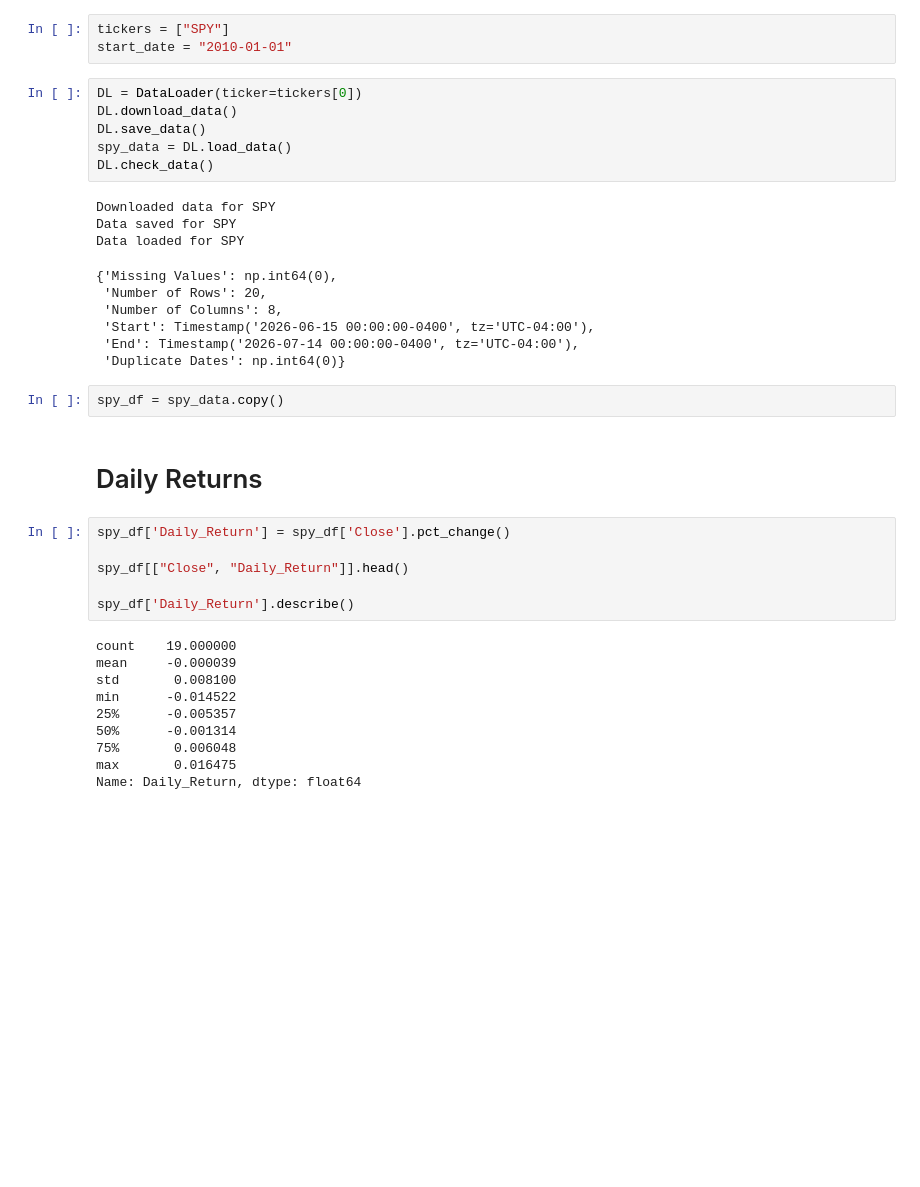
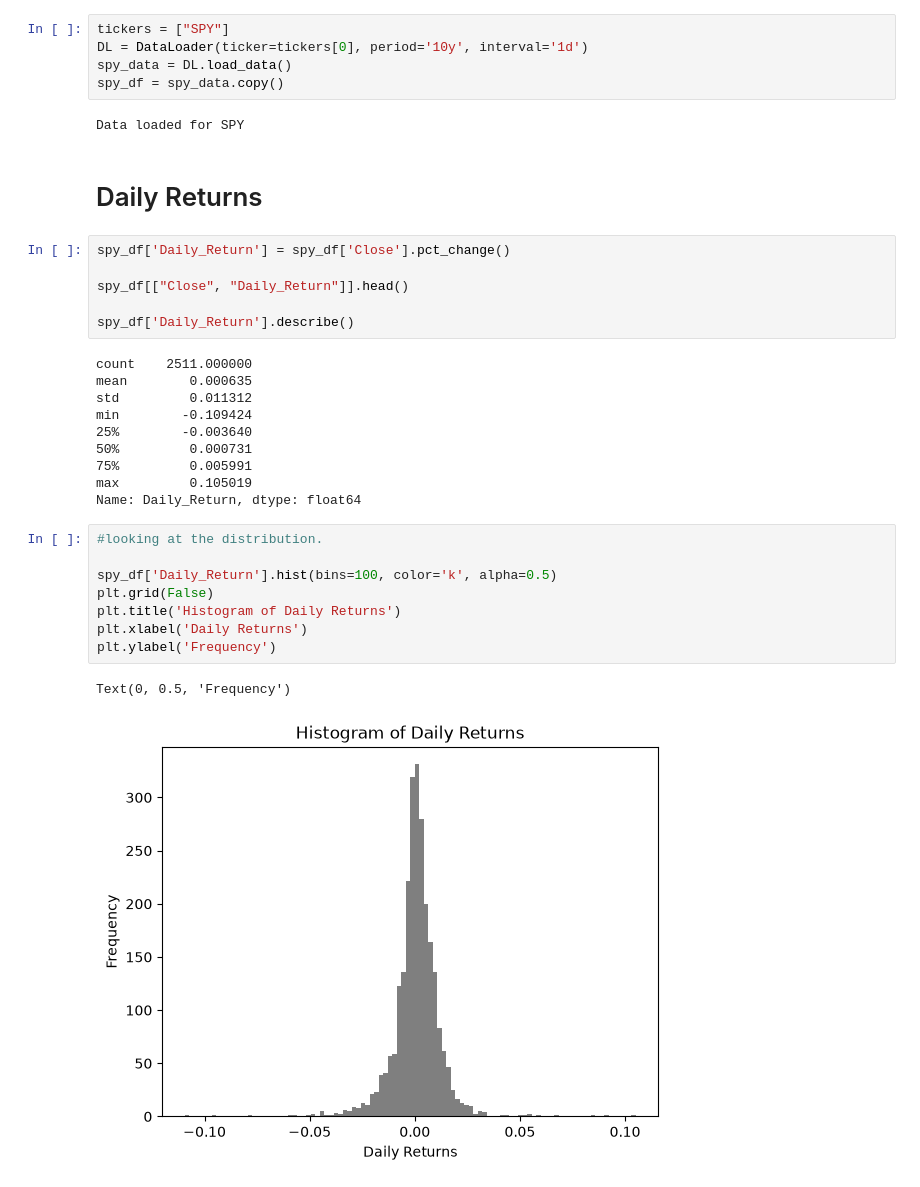
Before and after one commit to acsimpson16/market_ml_research, a Jupyter notebook: notebooks/Exploratory_data_analysis.ipynb, the cells around one changed output. Drawn from its saved outputs; the diff is of its cells as text; blank space fills up the shorter version.

```diff
--- a/notebooks/Exploratory_data_analysis.ipynb
+++ b/notebooks/Exploratory_data_analysis.ipynb
@@ -11,24 +12,10 @@ Downloading the SPY Data
-# %%
-tickers = ["SPY"]
-start_date = "2010-01-01"
 # %%
-DL = DataLoader(ticker=tickers[0])
-DL.download_data()
-DL.save_data()
+tickers = ["SPY"]
+DL = DataLoader(ticker=tickers[0], period='10y', interval='1d')
 spy_data = DL.load_data()
-DL.check_data()
+spy_df = spy_data.copy()
 # %% [output]
-Downloaded data for SPY
-Data saved for SPY
 Data loaded for SPY
-{'Missing Values': np.int64(0),
- 'Number of Rows': 20,
- 'Number of Columns': 8,
- 'Start': Timestamp('2026-06-15 00:00:00-0400', tz='UTC-04:00'),
- 'End': Timestamp('2026-07-14 00:00:00-0400', tz='UTC-04:00'),
- 'Duplicate Dates': np.int64(0)}
-# %%
-spy_df = spy_data.copy()
 # %% [markdown]
 # Daily Returns
 # %%
@@ -38,12 +25,23 @@ spy_df[["Close", "Daily_Return"]].head()
 
 spy_df['Daily_Return'].describe()
 # %% [output]
-count    19.000000
-mean     -0.000039
-std       0.008100
-min      -0.014522
-25%      -0.005357
-50%      -0.001314
-75%       0.006048
-max       0.016475
+count    2511.000000
+mean        0.000635
+std         0.011312
+min        -0.109424
+25%        -0.003640
+50%         0.000731
+75%         0.005991
+max         0.105019
 Name: Daily_Return, dtype: float64
+# %%
+#looking at the distribution.
+
+spy_df['Daily_Return'].hist(bins=100, color='k', alpha=0.5)
+plt.grid(False)
+plt.title('Histogram of Daily Returns')
+plt.xlabel('Daily Returns')
+plt.ylabel('Frequency')
+# %% [output]
+Text(0, 0.5, 'Frequency')
+[figure, added]
```
Also changed, not shown: parts of 12 cells of this notebook, 3 other files.
